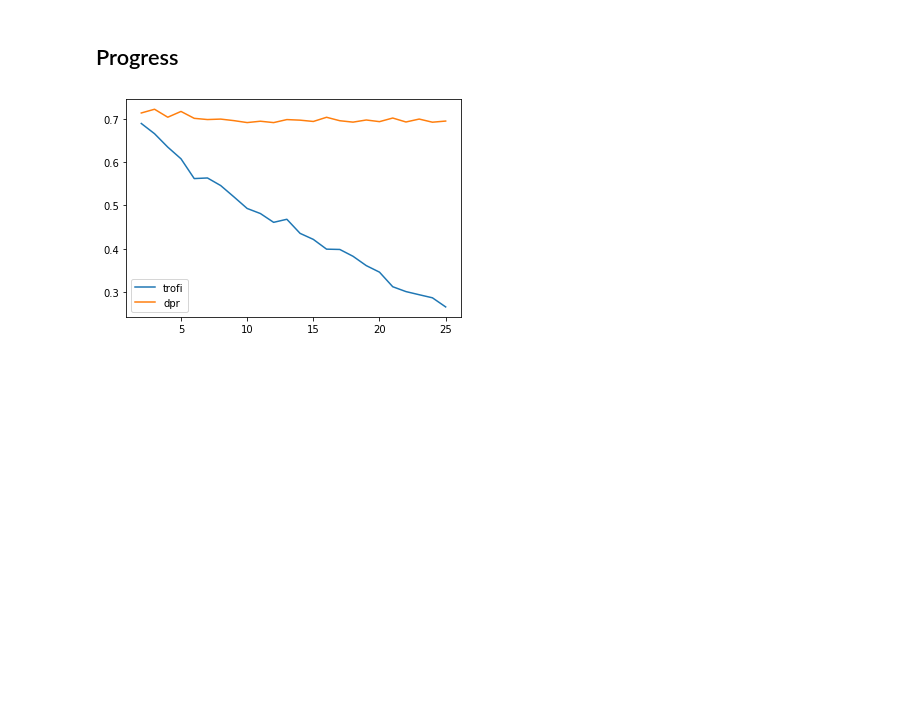
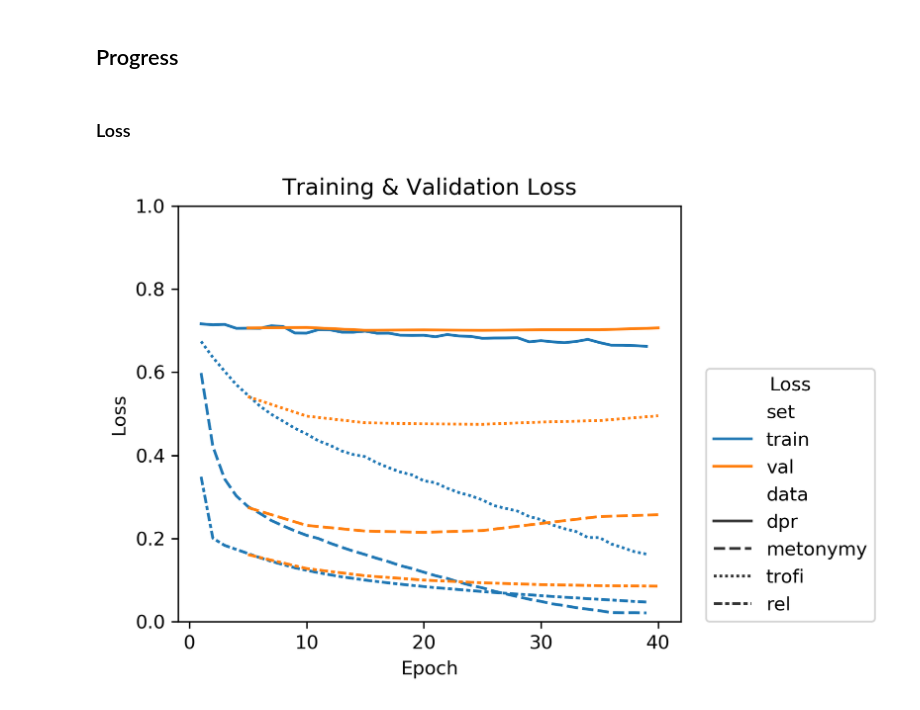
Before and after one commit to liebscher/edge-probing-nonliteral, a Jupyter notebook: results_analysis.ipynb, the cells around one changed output. Cells and saved outputs as stored; diff of their text form; code cells hidden in the pictures; blank space fills up the shorter version.

```diff
--- a/results_analysis.ipynb
+++ b/results_analysis.ipynb
@@ -145,10 +202,45 @@ for s in progress:
-# %%
-for s in progress:
-    d = progress_reports.loc[progress_reports["data"] == s, :]
-    plt.plot(d.loc[d["set"] == "train", "epoch"]+1,
-             d.loc[d["set"] == "train", "loss"],
-             label = s)
-
-plt.legend();
-# %% [output]
-[figure, removed]
+# %%
+import matplotlib as mpl
+mpl.rcParams['figure.dpi'] = 300
+# %%
+bert_progress = {"dpr": "epnl/output/history-dpr-11Dec-19-08.json",
+           "metonymy": "epnl/output/history-metonymy-11Dec-19-38.json",
+           "trofi": "epnl/output/history-trofi-11Dec-20-05.json",
+           "rel": "epnl/output/history-rel-11Dec-19-58.json"}
+
+bertl_progress = {"dpr": "epnl/output/history-dpr-11Dec-20-33.json",
+           "metonymy": "epnl/output/history-metonymy-11Dec-22-08.json",
+           "trofi": "epnl/output/history-trofi-11Dec-23-26.json",
+           "rel": "epnl/output/history-rel-11Dec-23-04.json"}
+
+gpt2_progress = {"dpr": "epnl/output/history-dpr-12Dec-07-34.json",
+           "metonymy": "epnl/output/history-metonymy-12Dec-08-07.json",
+           "trofi": "epnl/output/history-trofi-12Dec-08-35.json",
+           "rel": "epnl/output/history-rel-12Dec-08-28.json"}
+
+progress_reports = pd.DataFrame()
+
+for s in bert_progress:
+    report = pd.read_json(bert_progress[s])
+    metrics = report["metrics"].apply(pd.Series)
+    report = pd.concat([report, metrics], axis=1)
+    report.drop(["metrics"], axis=1, inplace=True)
+
+    report["data"] = s
+
+    progress_reports = pd.concat([progress_reports, report], axis=0, sort=False)
+# %% [markdown]
+### Loss
+# %%
+g = sns.lineplot(x="epoch", y="loss", hue="set", style="data", data = progress_reports, legend = "brief")
+
+plt.ylabel("Loss")
+plt.xlabel("Epoch")
+plt.title("Training & Validation Loss")
+plt.legend(title="Loss", loc=(1.05, 0))
+plt.ylim([0,1])
+plt.tight_layout()
+
+g.get_figure().savefig("epnl/output/figures/loss.png");
+# %% [output]
+[figure, added]
```
Also changed, not shown: parts of 14 cells of this notebook, 3 other files.
